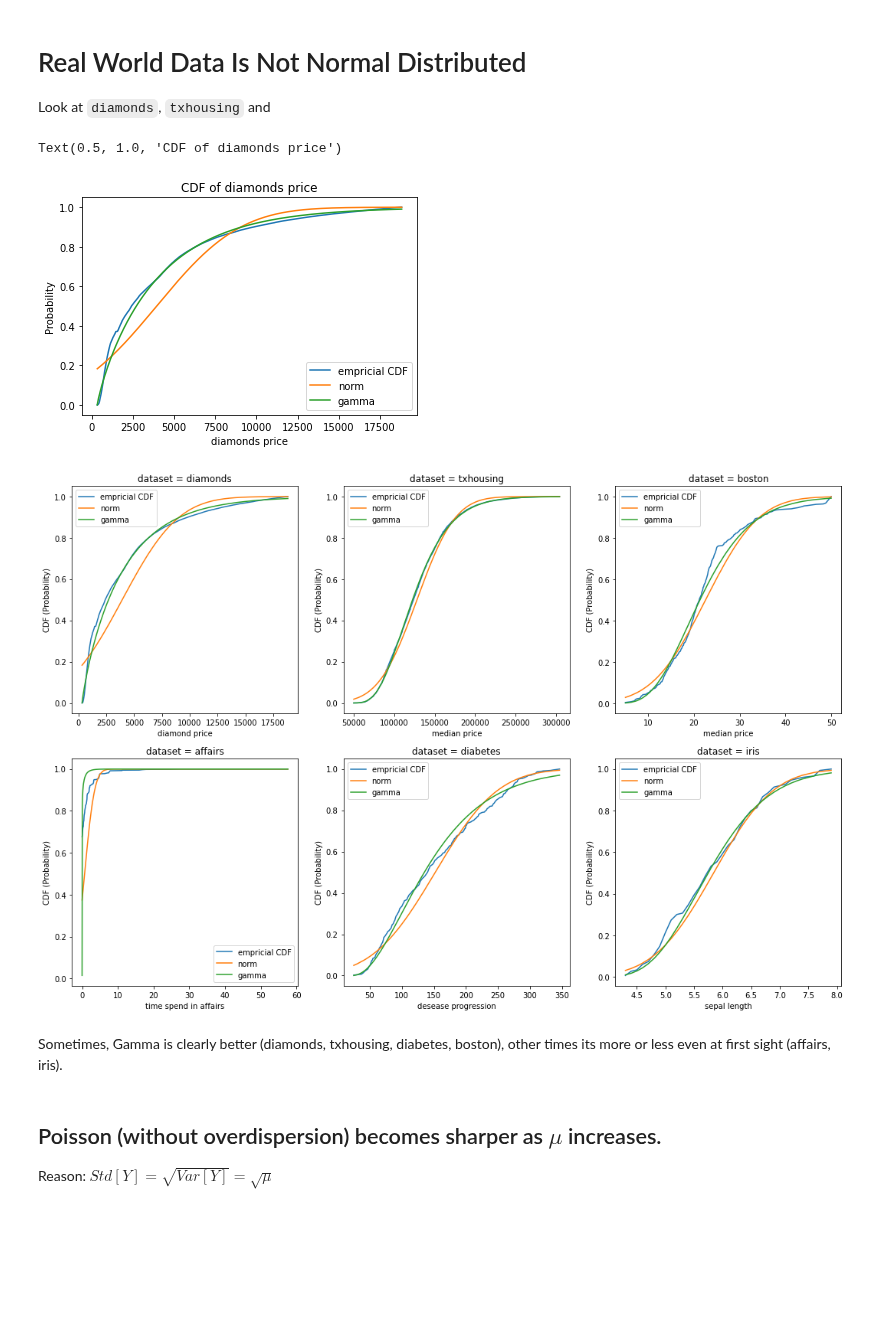
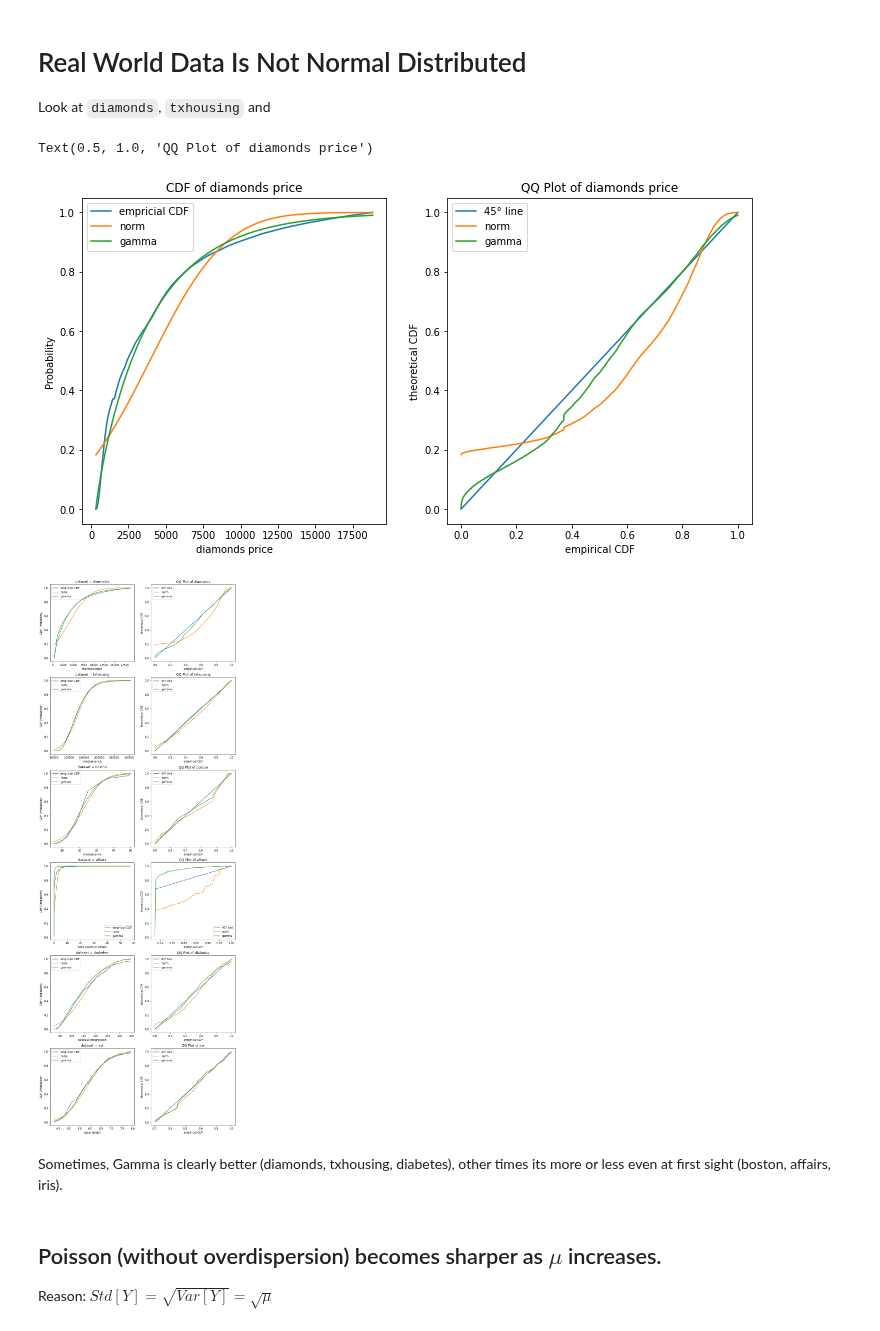
Before and after one commit to lorentzenchr/notebooks, a Jupyter notebook: real_world_non_normal.ipynb, the cells around one changed output. Saved outputs shown, nothing was run; the diff lists cells and outputs as text; code cells hidden in the pictures; blank space fills up the shorter version.

Commit message:
add QQ-plot to  real world non normal

```diff
--- a/real_world_non_normal.ipynb
+++ b/real_world_non_normal.ipynb
@@ -20,43 +20,55 @@ iris = load_iris()['data']
 
 affairs = fair.load_pandas()
 # %%
+fig, axes = plt.subplots(1, 2, figsize=(6*2, 6))
+
 y = np.sort(diamonds['price'])
 ecdf = ECDF(y)
-plt.plot(y, ecdf(y), label='empricial CDF')
+axes[0].plot(y, ecdf(y), label='empricial CDF')
+axes[1].plot(ecdf(y), ecdf(y), label='45° line')
 
 DISTRIBUTIONS = [stats.norm, stats.gamma]#, stats.poisson, ]
 
 for dist in DISTRIBUTIONS:
     params = dist.fit(y)
     # Separate parts of parameters
     arg = params[:-2]
     loc = params[-2]
     scale = params[-1]
 
-    # Calculate fitted PDF and error with fit in distribution
-    plt.plot(y, dist.cdf(y, loc=loc, scale=scale, *arg), label=dist.name)
+    # Plot CDF
+    axes[0].plot(y, dist.cdf(y, loc=loc, scale=scale, *arg), label=dist.name)
+    # QQ-Plot but with exchanged x- and y-axis such that x-axis stays stable
+    axes[1].plot(ecdf(y), dist.cdf(y, loc=loc, scale=scale, *arg), label=dist.name)
 
-plt.legend()
-plt.xlabel('diamonds price')
-plt.ylabel('Probability')
-plt.title('CDF of diamonds price')
+axes[0].legend()
+axes[0].set_xlabel('diamonds price')
+axes[0].set_ylabel('Probability')
+axes[0].set_title('CDF of diamonds price')
+
+axes[1].legend()
+axes[1].set_xlabel('empirical CDF')
+axes[1].set_ylabel('theoretical CDF')
+axes[1].set_title('QQ Plot of diamonds price')
 # %% [output]
-Text(0.5, 1.0, 'CDF of diamonds price')
+Text(0.5, 1.0, 'QQ Plot of diamonds price')
-[figure, old version]
+[figure, new version]
 # %%
+# https://stackoverflow.com/a/37616966 used as template
 DISTRIBUTIONS = [stats.norm, stats.gamma] # maybe add stats.invgauss
 
-fig, axes = plt.subplots(2, 3, figsize=(6*3, 6*2))
-for (name, target, y), ax in zip([['diamonds', 'diamond price', diamonds['price']],
+fig, axes = plt.subplots(6, 2, figsize=(6*2, 6*6))
+for (name, target, y), axes in zip([['diamonds', 'diamond price', diamonds['price']],
                                   ['txhousing', 'median price', txhousing['median']],
                                   ['boston', 'median price', boston],
                                   ['affairs', 'time spend in affairs', affairs.data['affairs']],
                                   ['diabetes', 'desease progression', diabetes],
                                   ['iris', 'sepal length', iris[:, 0]]],
-                                 axes.flat):
+                                 axes):
     y = np.sort(pd.Series(y).dropna())  # txhousing has NA valeus
     ecdf = ECDF(y)
-    ax.plot(y, ecdf(y), label='empricial CDF')
+    axes[0].plot(y, ecdf(y), label='empricial CDF')
+    axes[1].plot(ecdf(y), ecdf(y), label='45° line')
     for dist in DISTRIBUTIONS:
         #fit distribution to data
         params = dist.fit(y)
@@ -64,16 +76,24 @@ for (name, target, y), ax in zip([['diamonds', 'diamond price', diamonds['price'
         arg = params[:-2]
         loc = params[-2]
         scale = params[-1]
-        ax.plot(y, dist.cdf(y, loc=loc, scale=scale, *arg), label=dist.name)
+        # Plot CDF
+        axes[0].plot(y, dist.cdf(y, loc=loc, scale=scale, *arg), label=dist.name)
+        # QQ-Plot but with exchanged x- and y-axis such that x-axis stays stable
+        axes[1].plot(ecdf(y), dist.cdf(y, loc=loc, scale=scale, *arg), label=dist.name)
 
-    ax.legend()
-    ax.set_xlabel(target)
-    ax.set_ylabel("CDF (Probability)")
-    ax.set_title("dataset = " + name)
+    axes[0].legend()
+    axes[0].set_xlabel(target)
+    axes[0].set_ylabel("CDF (Probability)")
+    axes[0].set_title("dataset = " + name)
+
+    axes[1].legend()
+    axes[1].set_xlabel('empirical CDF')
+    axes[1].set_ylabel('theoretical CDF')
+    axes[1].set_title('QQ Plot of ' + name)
 # %% [output]
-[figure, old version]
+[figure, new version]
 # %% [markdown]
-Sometimes, Gamma is clearly better (diamonds, txhousing, diabetes, boston), other times its more or less even at first sight (affairs, iris).
+Sometimes, Gamma is clearly better (diamonds, txhousing, diabetes), other times its more or less even at first sight (boston, affairs, iris).
 # %% [markdown]
 ## Poisson (without overdispersion) becomes sharper as $\mu$ increases.
 Reason: $Std[Y] = \sqrt{Var[Y]} = \sqrt{\mu}$
```
